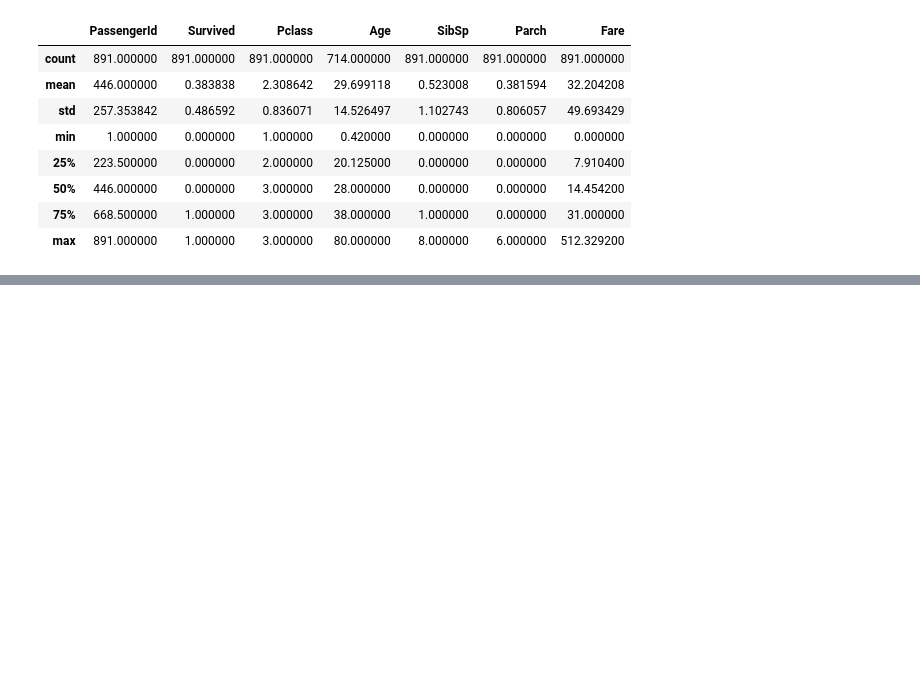
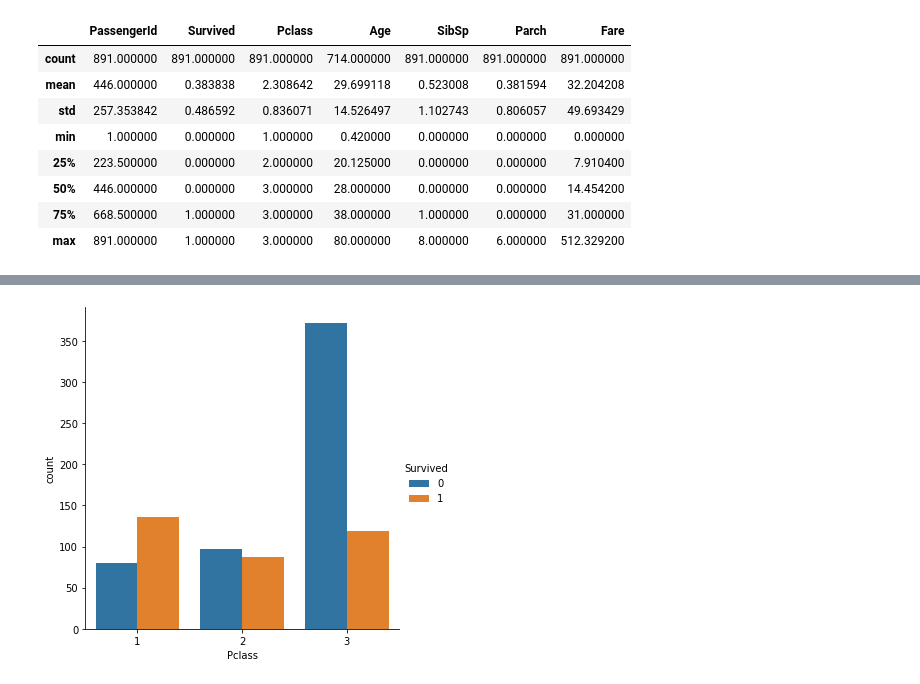
Before and after one commit to princepipariya/Verzeo-Internship, a Jupyter notebook: Testing.ipynb, the cells around one changed output, grey strips where cells are left out. Saved outputs shown, nothing was run; the diff lists cells and outputs as text; code cells hidden in the pictures; blank space fills up the shorter version.

```diff
--- a/Testing.ipynb
+++ b/Testing.ipynb
@@ -1034,0 +1041,5 @@ df.describe()
+# %%
+sns.catplot(x='Pclass', hue='Survived', kind='count', data=df)
+plt.show()
+# %% [output]
+[figure, added]
```
Also changed, not shown: parts of 4 cells of this notebook.
